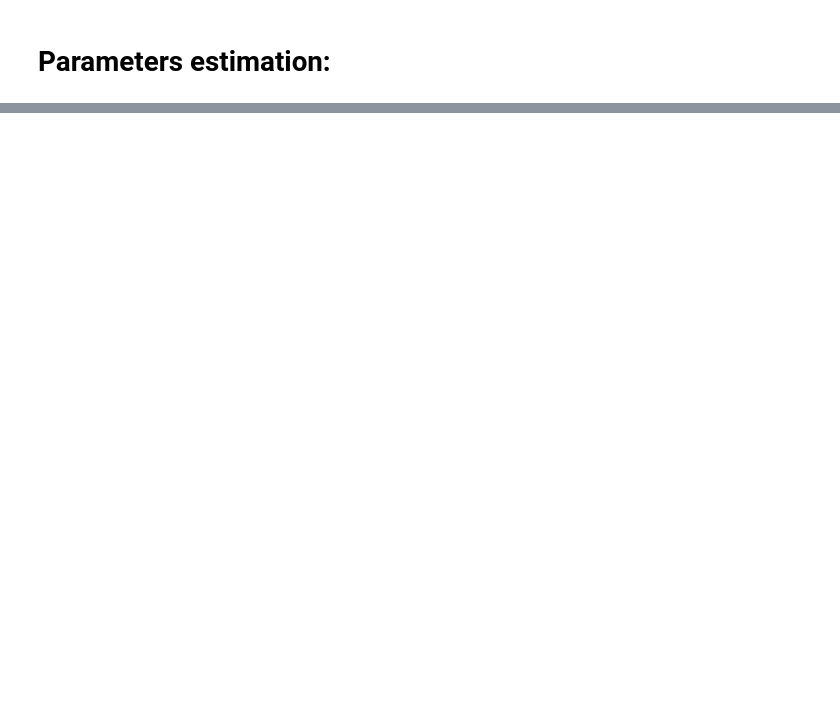
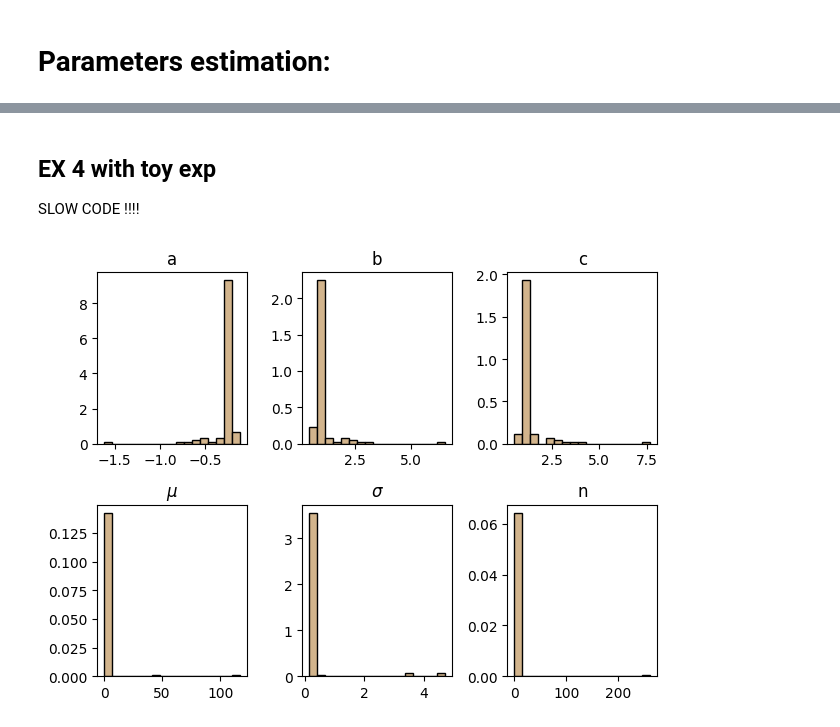
Before and after one commit to CarminatiGiovanni/LaboratorioCalcoloEStatistica, a Jupyter notebook: temi_esame/exam_20230203.ipynb, the cells around one changed output, grey strips where cells are left out. Drawn from its saved outputs; the diff is of its cells as text; code cells hidden in the pictures; blank space fills up the shorter version.

```diff
--- a/temi_esame/exam_20230203.ipynb
+++ b/temi_esame/exam_20230203.ipynb
@@ -137,0 +139,4 @@ display(my_minuit)
+# %% [markdown]
+## EX 4 with toy exp
+
+SLOW CODE !!!!
@@ -137,0 +192,22 @@ display(my_minuit)
+# %%
+def hist_style(N):
+    return {'bins':sturges(N),'edgecolor':'black','color':'tan'}
+
+fig, ax = plt.subplots(nrows=2,ncols=3)
+ax[0][0].hist(a,**hist_style(100),density=True)
+ax[0][0].set_title('a')
+ax[0][1].hist(b,**hist_style(100),density=True)
+ax[0][1].set_title('b')
+ax[0][2].hist(c,**hist_style(100),density=True)
+ax[0][2].set_title('c')
+ax[1][0].hist(m,**hist_style(100),density=True)
+ax[1][0].set_title('$\mu$')
+ax[1][1].hist(s,**hist_style(100),density=True)
+ax[1][1].set_title('$\sigma$')
+ax[1][2].hist(n,**hist_style(100),density=True)
+ax[1][2].set_title('n')
+
+plt.tight_layout()
+plt.show()
+# %% [output]
+[figure, added]
```
Also changed, not shown: parts of 4 cells of this notebook.
